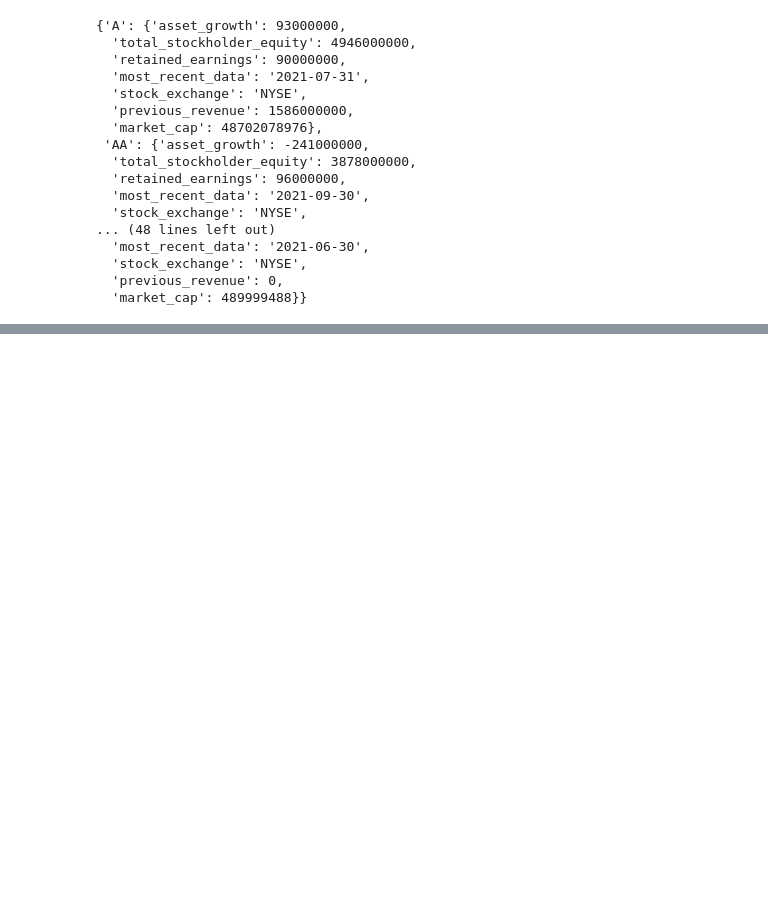
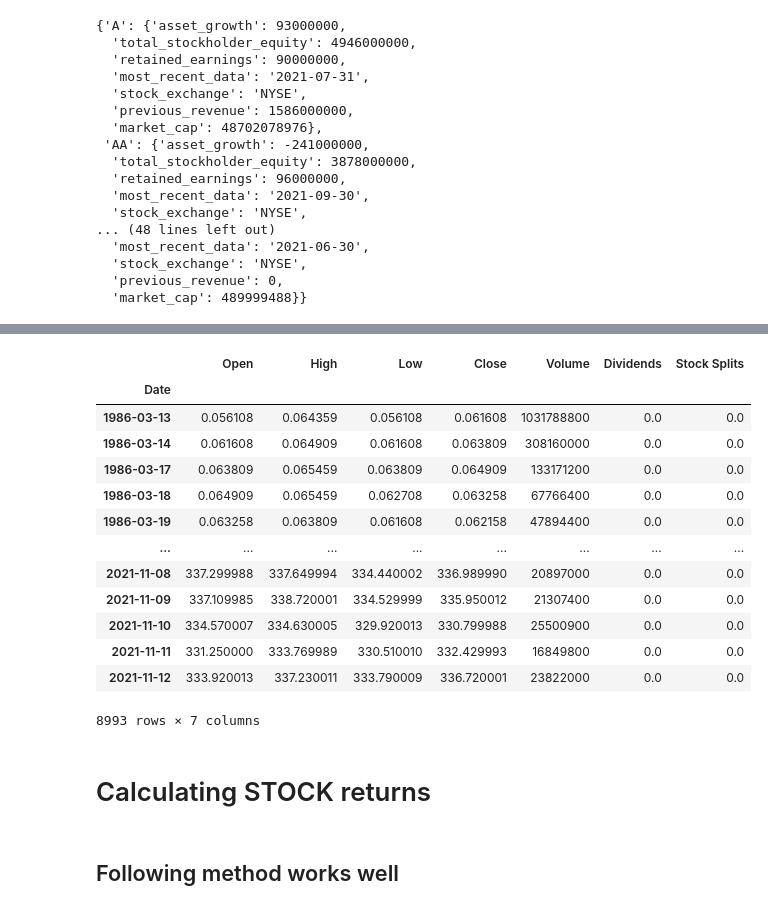
Before and after one commit to attkauppi/investents_notebooks, a Jupyter notebook: asset_allocation.ipynb, the cells around one changed output, grey strips where cells are left out. Cells and saved outputs as stored; diff of their text form; code cells hidden in the pictures; blank space fills up the shorter version.

```diff
--- a/asset_allocation.ipynb
+++ b/asset_allocation.ipynb
@@ -343,0 +433,6 @@ df2
+# %%
+import yfinance as yf
+
+msft = yf.Ticker("MSFT")
+
+msft.quarterly_balance_sheet
@@ -343,0 +511,23 @@ df2
+# %%
+hist = msft.history(period="max")
+# %%
+hist
+# %% [output]
+|  | Open | High | Low | Close | Volume | Dividends | Stock Splits |
+| Date |  |  |  |  |  |  |  |
+| 1986-03-13 | 0.056108 | 0.064359 | 0.056108 | 0.061608 | 1031788800 | 0.0 | 0.0 |
+| 1986-03-14 | 0.061608 | 0.064909 | 0.061608 | 0.063809 | 308160000 | 0.0 | 0.0 |
+| 1986-03-17 | 0.063809 | 0.065459 | 0.063809 | 0.064909 | 133171200 | 0.0 | 0.0 |
+| 1986-03-18 | 0.064909 | 0.065459 | 0.062708 | 0.063258 | 67766400 | 0.0 | 0.0 |
+| 1986-03-19 | 0.063258 | 0.063809 | 0.061608 | 0.062158 | 47894400 | 0.0 | 0.0 |
+| ... | ... | ... | ... | ... | ... | ... | ... |
+| 2021-11-08 | 337.299988 | 337.649994 | 334.440002 | 336.989990 | 20897000 | 0.0 | 0.0 |
+| 2021-11-09 | 337.109985 | 338.720001 | 334.529999 | 335.950012 | 21307400 | 0.0 | 0.0 |
+| 2021-11-10 | 334.570007 | 334.630005 | 329.920013 | 330.799988 | 25500900 | 0.0 | 0.0 |
+| 2021-11-11 | 331.250000 | 333.769989 | 330.510010 | 332.429993 | 16849800 | 0.0 | 0.0 |
+| 2021-11-12 | 333.920013 | 337.230011 | 333.790009 | 336.720001 | 23822000 | 0.0 | 0.0 |
+8993 rows × 7 columns
+# %% [markdown]
+# Calculating STOCK returns
+# %% [markdown]
+## Following method works well
```
Also changed, not shown: parts of 24 cells of this notebook, 1 other file.
